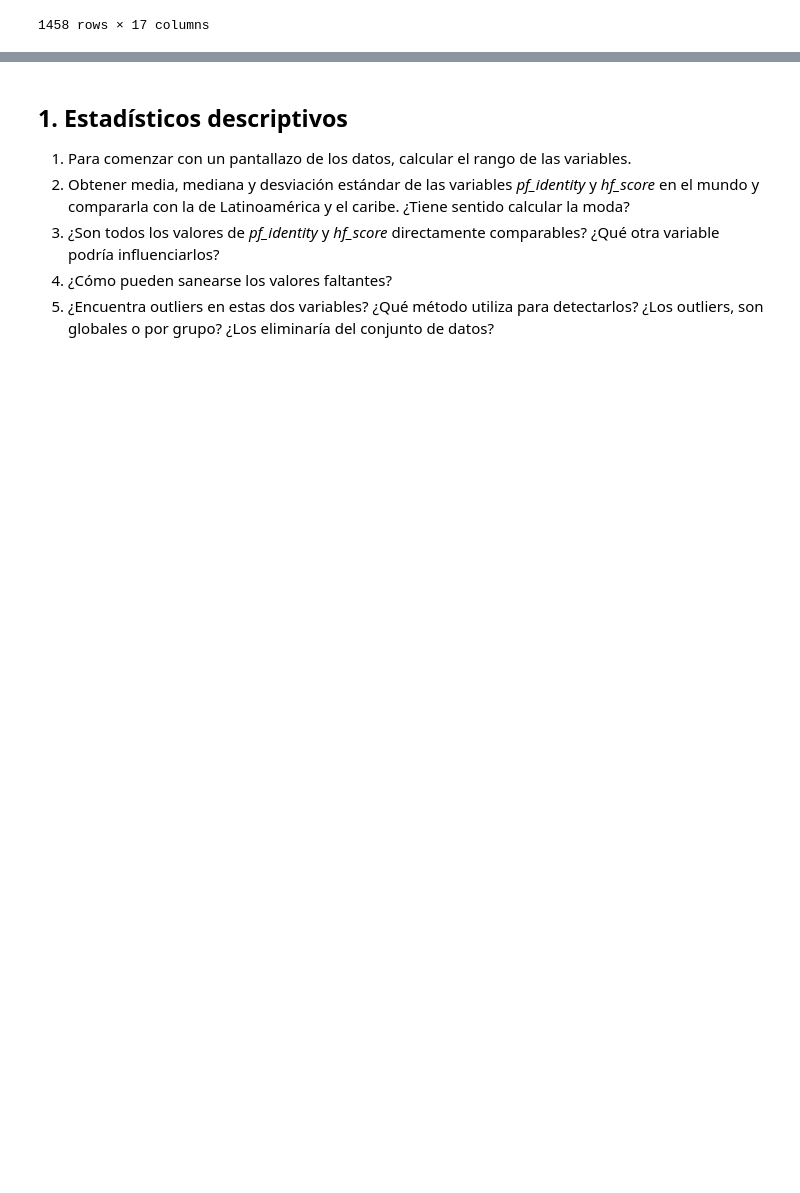
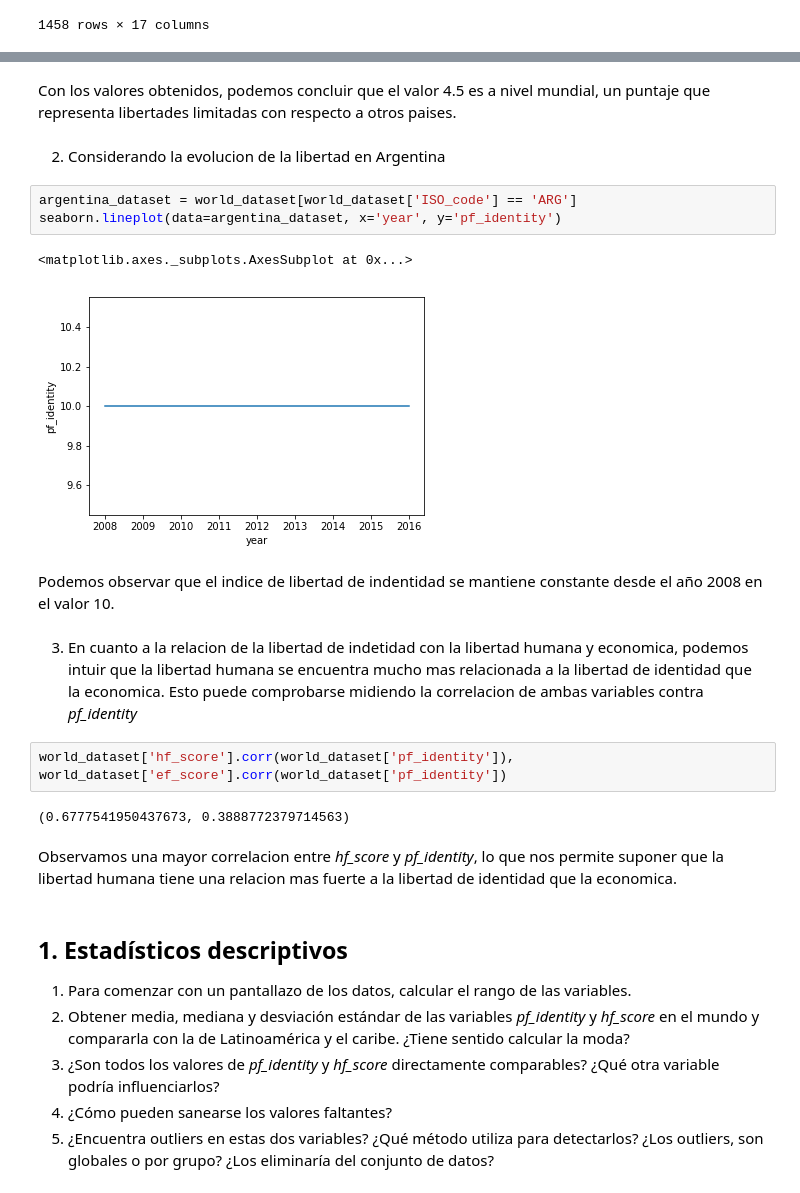
Before and after one commit to manquius/diplodatos_ayv, a Jupyter notebook: 02_practico_Fernando.ipynb, the cells around one changed output, grey strips where cells are left out. Cells and saved outputs as stored; diff of their text form; blank space fills up the shorter version.

```diff
--- a/02_practico_Fernando.ipynb
+++ b/02_practico_Fernando.ipynb
@@ -94,3 +128,23 @@ dataset[important_cols]
+# %% [markdown]
+Con los valores obtenidos, podemos concluir que el valor 4.5 es a nivel mundial, un puntaje que representa libertades limitadas con respecto a otros paises.
+# %% [markdown]
+2. Considerando la evolucion de la libertad en Argentina
+# %%
+argentina_dataset = world_dataset[world_dataset['ISO_code'] == 'ARG']
+seaborn.lineplot(data=argentina_dataset, x='year', y='pf_identity')
+# %% [output]
+<matplotlib.axes._subplots.AxesSubplot at 0x...>
+[figure, added]
+# %% [markdown]
+Podemos observar que el indice de libertad de indentidad se mantiene constante desde el año 2008 en el valor 10.
+# %% [markdown]
+3. En cuanto a la relacion de la libertad de indetidad con la libertad humana y economica, podemos intuir que la libertad humana se encuentra mucho mas relacionada a la libertad de identidad que la economica. Esto puede comprobarse midiendo la correlacion de ambas variables contra *pf_identity*
+# %%
+world_dataset['hf_score'].corr(world_dataset['pf_identity']), world_dataset['ef_score'].corr(world_dataset['pf_identity'])
+# %% [output]
+(0.6777541950437673, 0.3888772379714563)
+# %% [markdown]
+Observamos una mayor correlacion entre *hf_score* y *pf_identity*, lo que nos permite suponer que la libertad humana tiene una relacion mas fuerte a la libertad de identidad que la economica.
 # %% [markdown]
 ## 1. Estadísticos descriptivos
 
```
Also changed, not shown: parts of 13 cells of this notebook.
